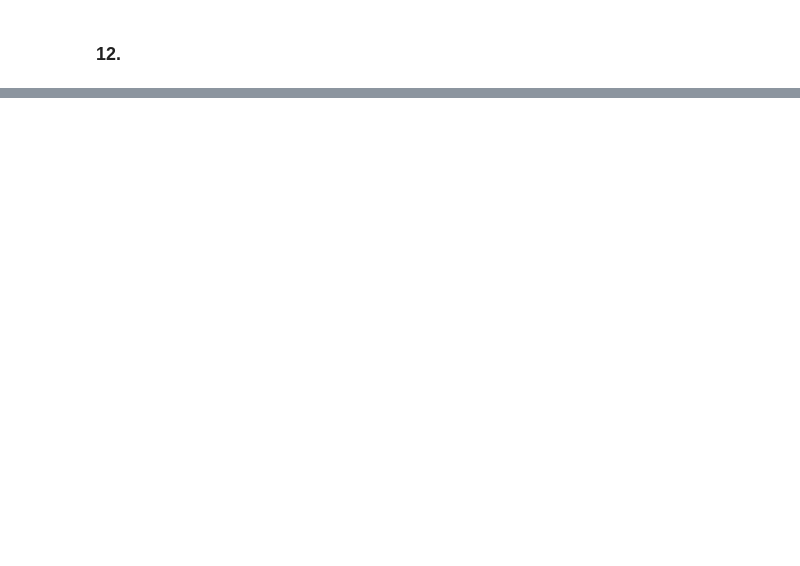
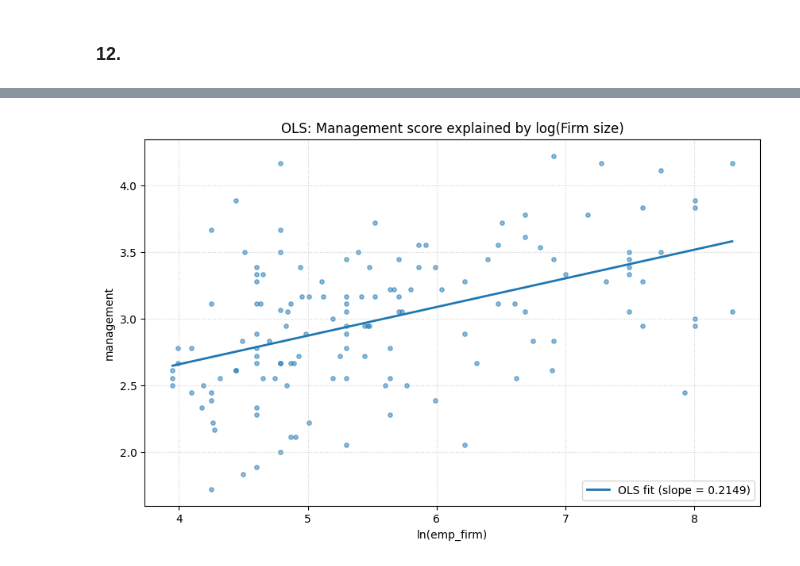
Before and after one commit to racso-vs/econometrics, a Jupyter notebook: Homework_1.ipynb, the cells around one changed output, grey strips where cells are left out. Drawn from its saved outputs; the diff is of its cells as text; code cells hidden in the pictures; blank space fills up the shorter version.

```diff
--- a/Homework_1.ipynb
+++ b/Homework_1.ipynb
@@ -435,2 +486,22 @@ plt.show()
 # %% [markdown]
 ### 12.
+# %%
+# Q12 — OLS: management explained by log(firm size)
+
+import statsmodels.api as sm  # only if not already imported
+
+# Dependent and independent variables
+y = df1["management"]
+X = sm.add_constant(df1["ln_emp_firm"])   # add intercept
+
+# OLS estimation
+reg_log = sm.OLS(y, X, missing="drop").fit()
+
+# Regression results
+print(reg_log.summary())
+
+# (optional) Extract coefficients
+beta0 = reg_log.params["const"]
+beta1 = reg_log.params["ln_emp_firm"]
+print(f"\nEstimated equation: management = {beta0:.4f} + {beta1:.4f} * ln(emp_firm)")
+print(f"R-squared = {reg_log.rsquared:.4f}")
@@ -436,0 +526,21 @@ plt.show()
+# %%
+# Optional: plot scatter with fitted regression line
+
+x_grid = np.linspace(
+    df1["ln_emp_firm"].min(),
+    df1["ln_emp_firm"].max(),
+    200
+)
+y_grid = beta0 + beta1 * x_grid
+
+plt.figure(figsize=(10, 6))
+plt.scatter(df1["ln_emp_firm"], df1["management"], alpha=0.5, s=15)
+plt.plot(x_grid, y_grid, lw=2, label=f"OLS fit (slope = {beta1:.4f})")
+plt.title("OLS: Management score explained by log(Firm size)")
+plt.xlabel("ln(emp_firm)")
+plt.ylabel("management")
+plt.grid(True, linestyle=":", alpha=0.6)
+plt.legend()
+plt.show()
+# %% [output]
+[figure, added]
```
Also changed, not shown: parts of 4 cells of this notebook.
